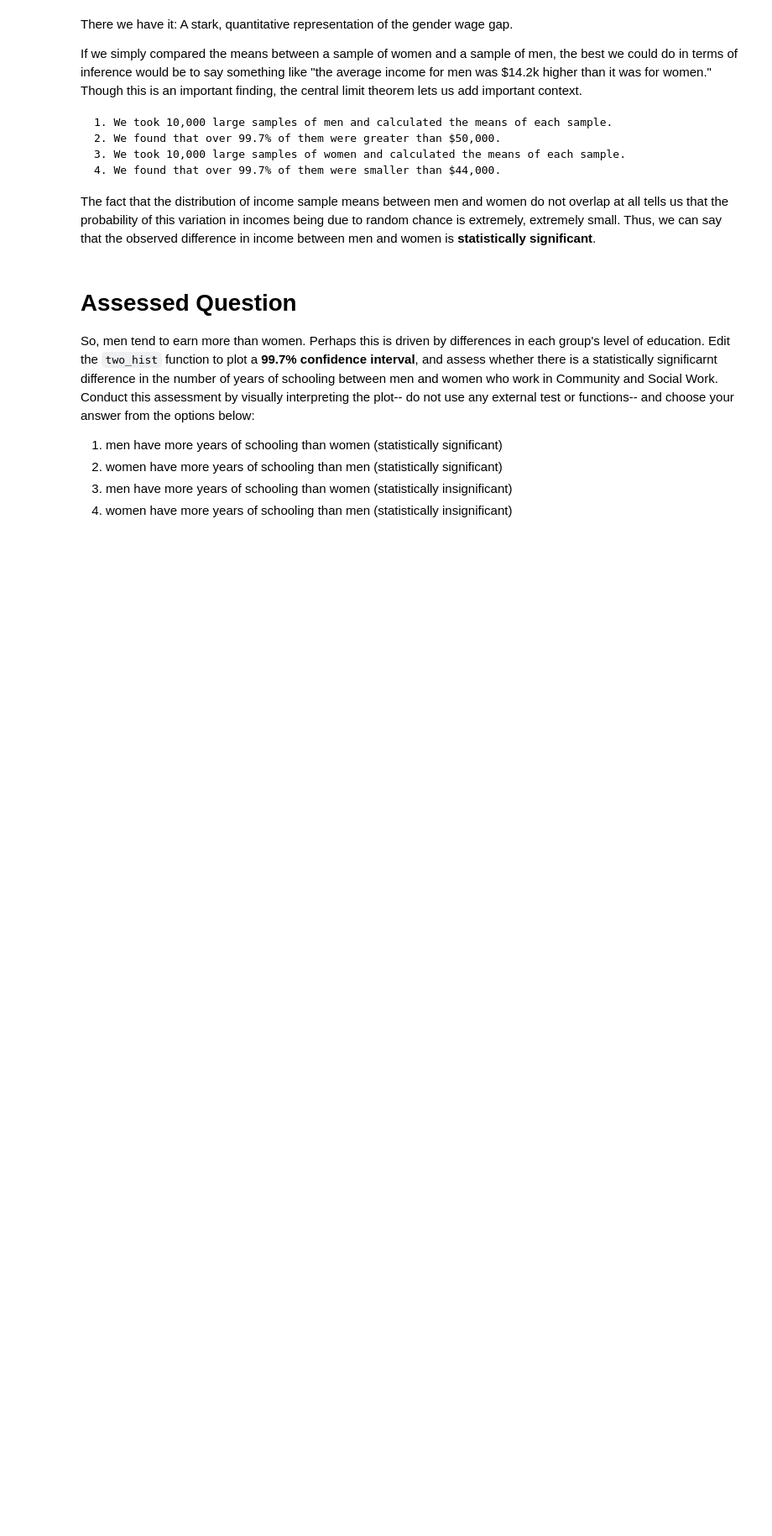
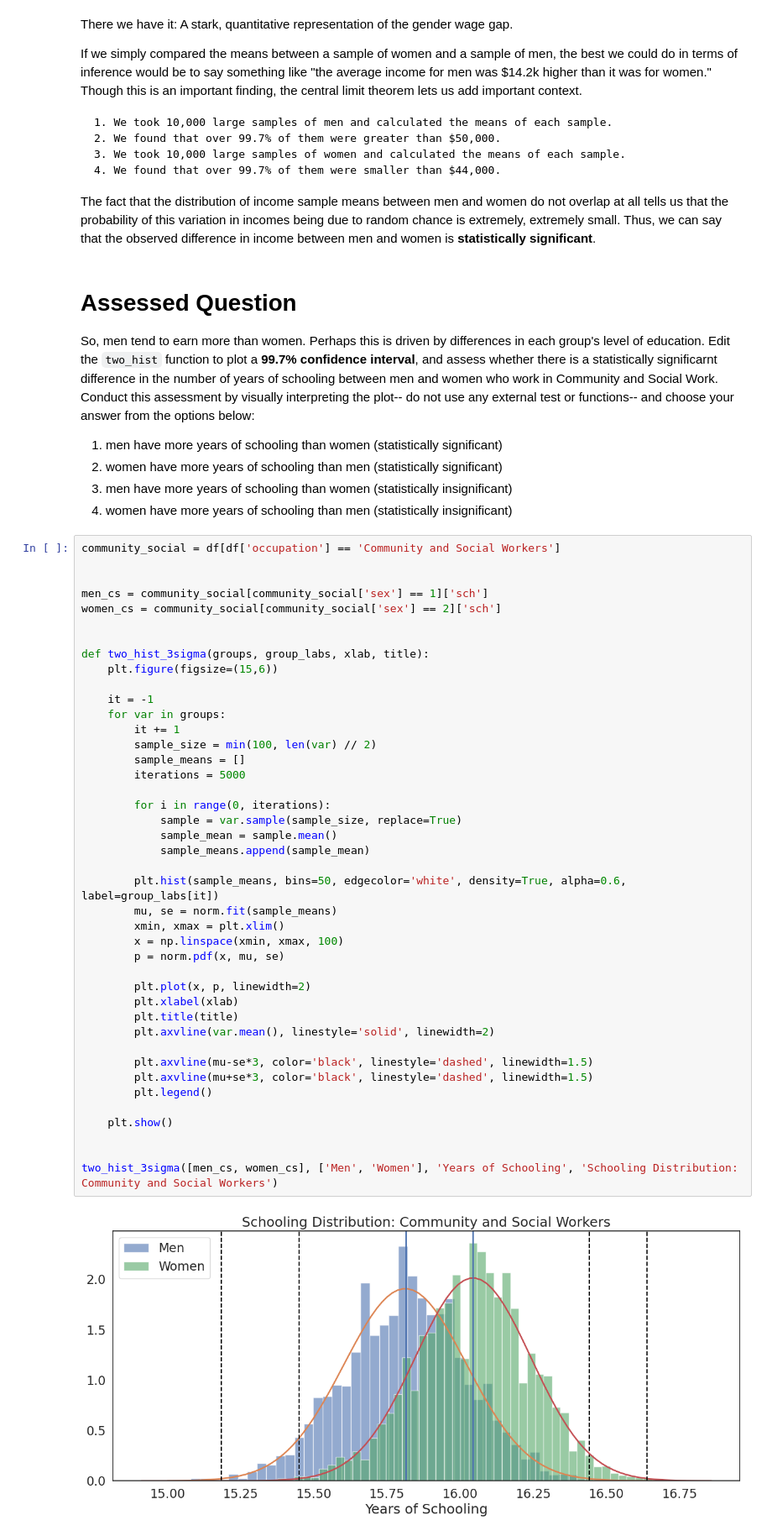
Before and after one commit to mianhuatianchazzx-ship-it/QM2, a Jupyter notebook: notebooks_2025_option_2/W05. Distributions and Basic Statistics.ipynb, the cells around one changed output. Shown at 84% size. Drawn from its saved outputs; the diff is of its cells as text; blank space fills up the shorter version.

```diff
--- a/notebooks_2025_option_2/W05. Distributions and Basic Statistics.ipynb
+++ b/notebooks_2025_option_2/W05. Distributions and Basic Statistics.ipynb
@@ -596,3 +592,47 @@ So, men tend to earn more than women. Perhaps this is driven by differences in e
 2. women have more years of schooling than men (statistically significant)
 3. men have more years of schooling than women (statistically insignificant)
 2. women have more years of schooling than men (statistically insignificant)
+# %%
+community_social = df[df['occupation'] == 'Community and Social Workers']
+
+
+men_cs = community_social[community_social['sex'] == 1]['sch']
+women_cs = community_social[community_social['sex'] == 2]['sch']
+
+
+def two_hist_3sigma(groups, group_labs, xlab, title):
+    plt.figure(figsize=(15,6))
+
+    it = -1
+    for var in groups:
+        it += 1
+        sample_size = min(100, len(var) // 2)
+        sample_means = []
+        iterations = 5000
+
+        for i in range(0, iterations):
+            sample = var.sample(sample_size, replace=True)
+            sample_mean = sample.mean()
+            sample_means.append(sample_mean)
+
+        plt.hist(sample_means, bins=50, edgecolor='white', density=True, alpha=0.6, label=group_labs[it])
+        mu, se = norm.fit(sample_means)
+        xmin, xmax = plt.xlim()
+        x = np.linspace(xmin, xmax, 100)
+        p = norm.pdf(x, mu, se)
+
+        plt.plot(x, p, linewidth=2)
+        plt.xlabel(xlab)
+        plt.title(title)
+        plt.axvline(var.mean(), linestyle='solid', linewidth=2)
+
+        plt.axvline(mu-se*3, color='black', linestyle='dashed', linewidth=1.5)
+        plt.axvline(mu+se*3, color='black', linestyle='dashed', linewidth=1.5)
+        plt.legend()
+
+    plt.show()
+
+
+two_hist_3sigma([men_cs, women_cs], ['Men', 'Women'], 'Years of Schooling', 'Schooling Distribution: Community and Social Workers')
+# %% [output]
+[figure, added]
```
Also changed, not shown: parts of 20 cells of this notebook.
